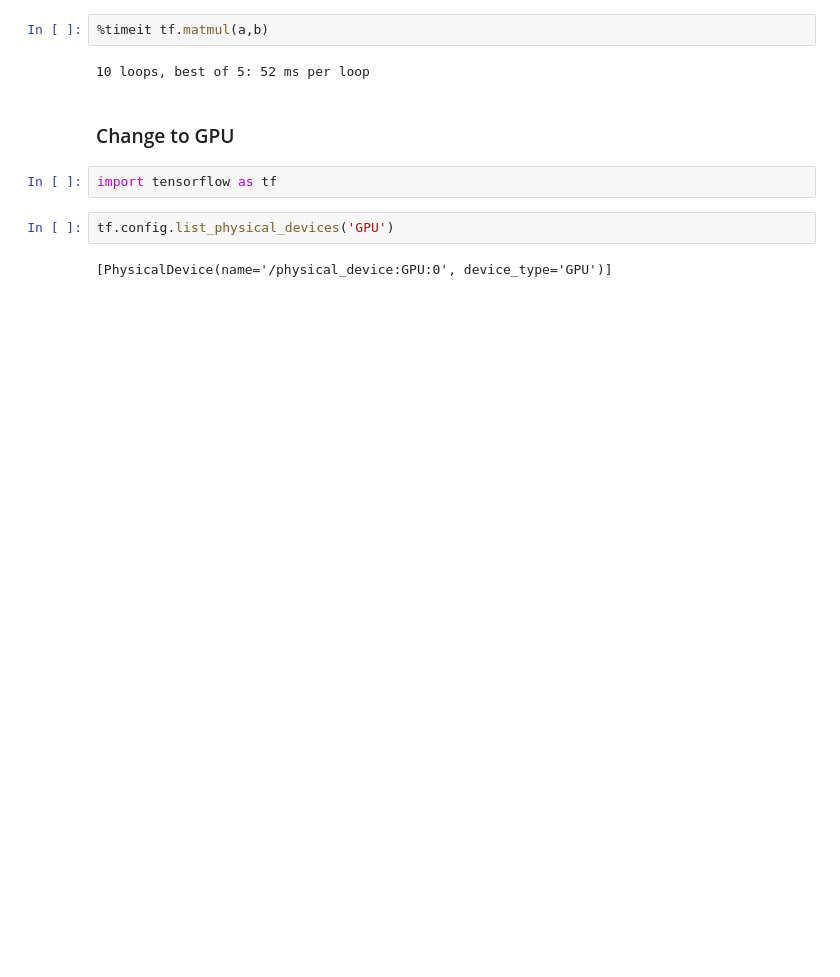
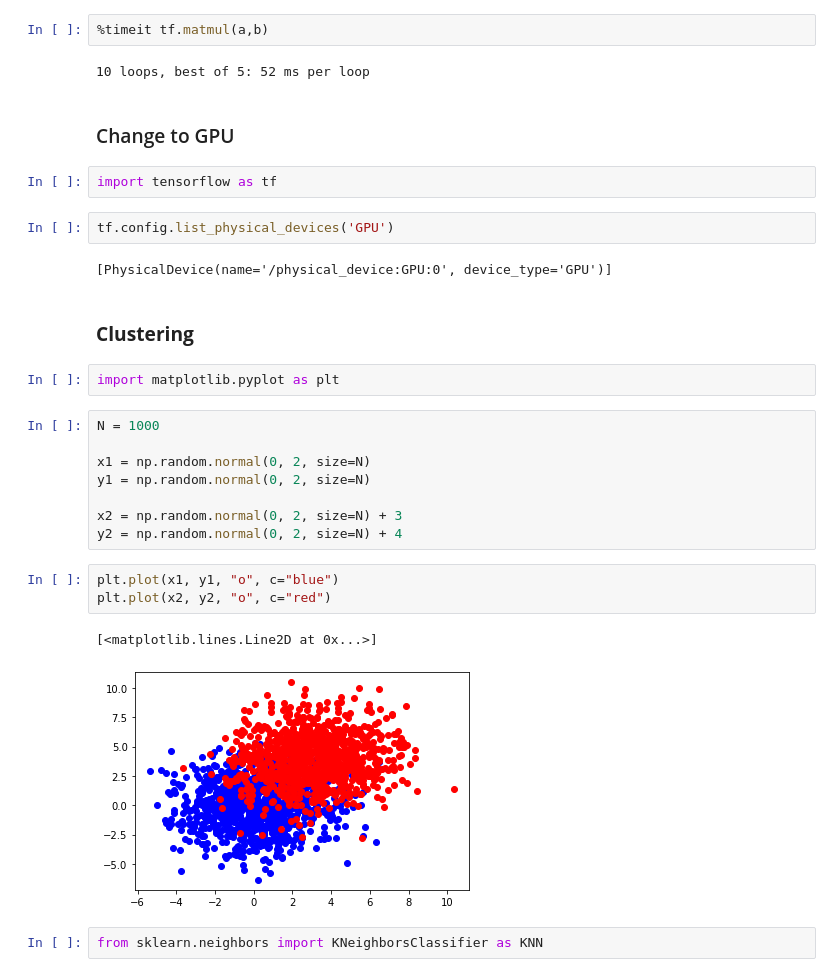
Before and after one commit to tomasplsek/AstroML, a Jupyter notebook: 01_uvod.ipynb, the cells around one changed output. Saved outputs shown, nothing was run; the diff lists cells and outputs as text; blank space fills up the shorter version.

```diff
--- a/01_uvod.ipynb
+++ b/01_uvod.ipynb
@@ -448,3 +428,23 @@ import tensorflow as tf
 tf.config.list_physical_devices('GPU')
 # %% [output]
 [PhysicalDevice(name='/physical_device:GPU:0', device_type='GPU')]
+# %% [markdown]
+### **Clustering**
+# %%
+import matplotlib.pyplot as plt
+# %%
+N = 1000
+
+x1 = np.random.normal(0, 2, size=N)
+y1 = np.random.normal(0, 2, size=N)
+
+x2 = np.random.normal(0, 2, size=N) + 3
+y2 = np.random.normal(0, 2, size=N) + 4
+# %%
+plt.plot(x1, y1, "o", c="blue")
+plt.plot(x2, y2, "o", c="red")
+# %% [output]
+[<matplotlib.lines.Line2D at 0x...>]
+[figure, added]
+# %%
+from sklearn.neighbors import KNeighborsClassifier as KNN
```
Also changed, not shown: parts of 4 cells of this notebook.
